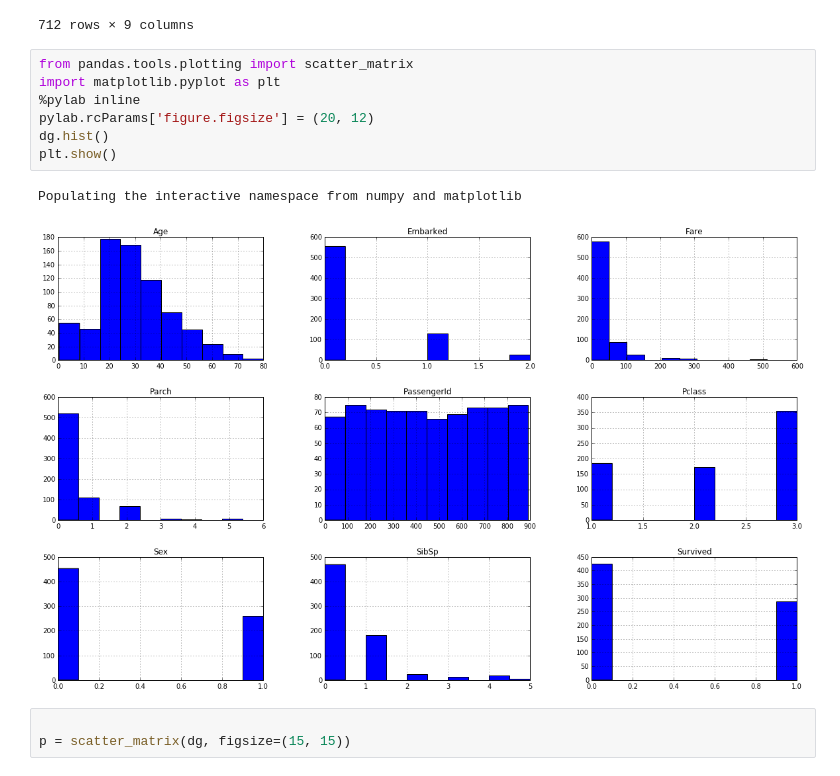
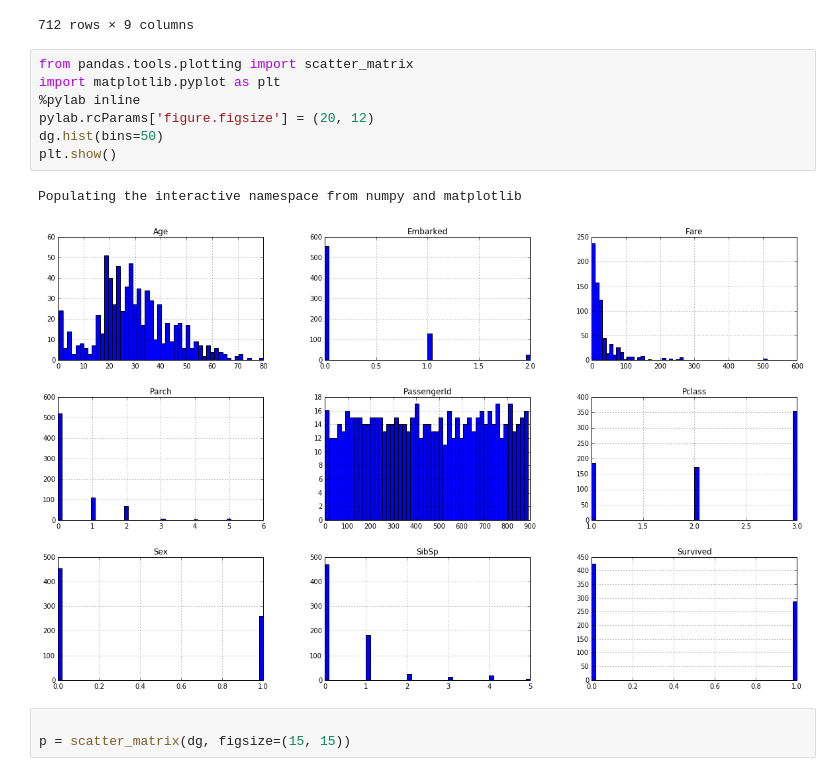
Before and after one commit to thegreatshasha/titanic, a Jupyter notebook: Untitled1.ipynb, the cells around one changed output. Drawn from its saved outputs; the diff is of its cells as text.

```diff
--- a/Untitled1.ipynb
+++ b/Untitled1.ipynb
@@ -74,13 +74,13 @@ dg
 # %%
 from pandas.tools.plotting import scatter_matrix
 import matplotlib.pyplot as plt
 %pylab inline
 pylab.rcParams['figure.figsize'] = (20, 12)
-dg.hist()
+dg.hist(bins=50)
 plt.show()
 # %% [output]
 Populating the interactive namespace from numpy and matplotlib
-[figure, old version]
+[figure, new version]
 # %%
 
 p = scatter_matrix(dg, figsize=(15, 15))
```
Also changed, not shown: parts of 4 cells of this notebook.
